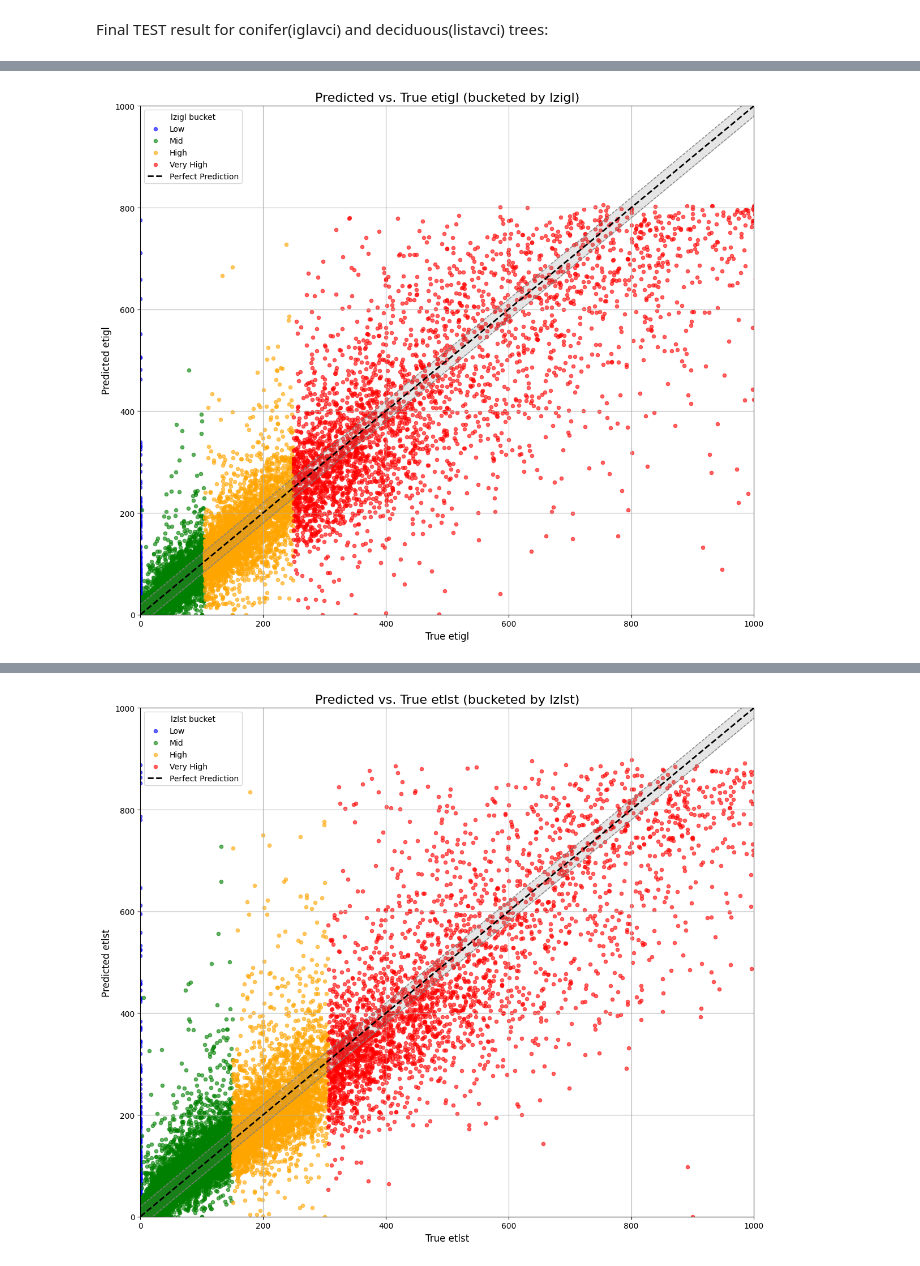
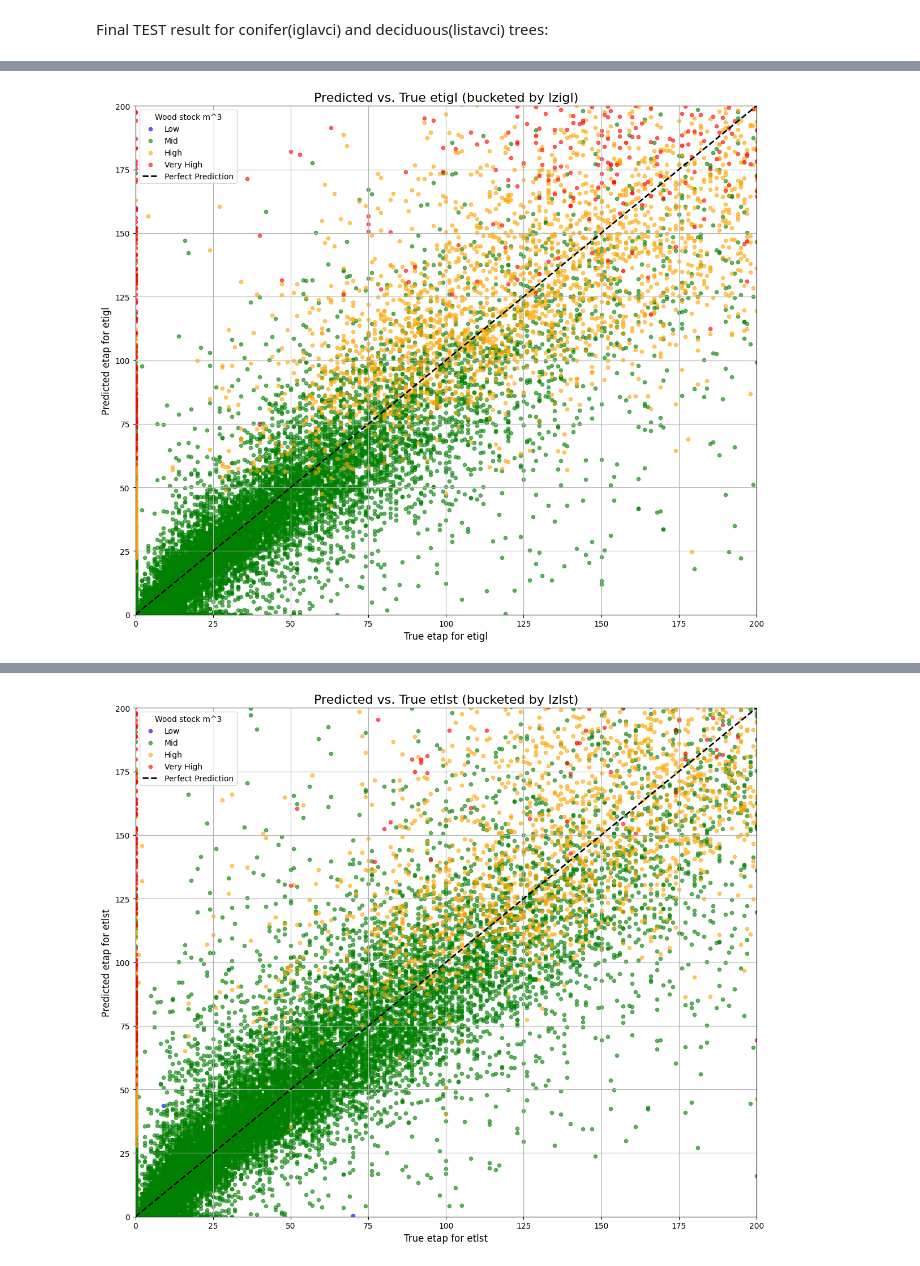
Before and after one commit to westarman/MLG-Project, a Jupyter notebook: models/graphSAGE/graphSAGE.ipynb, the cells around one changed output, grey strips where cells are left out. Cells and saved outputs as stored; diff of their text form; code cells hidden in the pictures.

Commit message:
major issue with graphSAGE plotting fixed, added density plotting

```diff
--- a/models/graphSAGE/graphSAGE.ipynb
+++ b/models/graphSAGE/graphSAGE.ipynb
@@ -289,7 +277,6 @@ regional_attr = pd.read_sql_query("SELECT * FROM odseki_attr", db)
 #NODE ATTRIBUTES:
 # 'povrsina_x', 'pompov', 't_ratio', 's_ratio', 'rfaza', 'sksmerni',
 # 'zasnova', 'sklep', 'pomzas', 'negovan', 'lzigl', 'lzlst'
-# (! - 't_ratio' and 's_ratio' are condensed)
 
 
 # access regional attributes
@@ -324,8 +311,8 @@ print(edge_index.min(), edge_index.max())  # should be in [0, num_nodes-1]
 # attributes with numeric values
 val_cols = ['povrsina_x', 'pompov', 'lzigl', 'lzlst', 'lzskdv11', 'lzskdv21', 'lzskdv30', 'lzskdv34', 'lzskdv39',
               'lzskdv41', 'lzskdv50', 'lzskdv60', 'lzskdv70', 'lzskdv80', 'lzskdv11_m','lzskdv21_m','lzskdv30_m','lzskdv34_m','lzskdv39_m',
-                 'lzskdv41_m','lzskdv50_m','lzskdv60_m','lzskdv70_m','lzskdv80_m']#,
-            #'nagib', 'nvod', 'nvdo', 'kamnit', 'skalnat']
+            'lzskdv41_m','lzskdv50_m','lzskdv60_m','lzskdv70_m','lzskdv80_m', 'nagib', 'nvod', 'nvdo', 'kamnit', 'skalnat']
+
 # forest composition (node attributes)
 lzskdv_cols = [
     c for c in val_cols
@@ -342,8 +329,7 @@ nodes_with_region[lzskdv_m_cols] /= 100.0
 value_attr = torch.tensor(nodes_with_region[val_cols].values, dtype=torch.float)
 
 # categorical string attributes
-cat_cols = ['rfaza', 'sksmerni', 'zasnova', 'sklep', 'negovan', 'pomzas']#,
-            #'katgozd', 'pozar', 'intgosp', 'kamnina', 'relief', 'ohranjen', 'polpokr', 'lega']
+cat_cols = ['rfaza', 'sksmerni', 'zasnova', 'sklep', 'negovan', 'pomzas', 'katgozd', 'pozar', 'intgosp', 'kamnina', 'relief', 'ohranjen', 'polpokr', 'lega']
 for col in ['zasnova', 'sklep', 'negovan',]: # idk why, but some are still strings or floats?
     nodes_with_region[col] = nodes_with_region[col].astype(int)
 categorical_attr = [torch.tensor(nodes_with_region[i].values, dtype=torch.long) for i in cat_cols]
@@ -361,7 +347,6 @@ data.zasnova = categorical_attr[2]   # (5)
 data.sklep = categorical_attr[3]     # (6)
 data.negovan = categorical_attr[4]   # (5)
 data.pomzas = categorical_attr[5]    # (5)
-"""
 data.katgozd = categorical_attr[6]   # (4)
 data.pozar = categorical_attr[7]     # (5)
 data.intgosp = categorical_attr[8]   # (6)
@@ -370,12 +355,10 @@ data.relief = categorical_attr[10]   # (9)
 data.ohranjen = categorical_attr[11] # (4)
 data.polpokr = categorical_attr[12]  # (4)
 data.lega = categorical_attr[13]     # (9)
-"""
-categories = [11,21,5,6,5,5]#,
-              #4,5,6,39,9,4,4,9] # number of categories are determined by the data provided from the DB
+
+categories = [11,21,5,6,5,5,4,5,6,39,9,4,4,9] # number of categories are determined by the data provided from the DB
 numeric_attr = len(val_cols)
-cat_list = [data.rfaza, data.sksmerni, data.zasnova, data.sklep, data.negovan, data.pomzas]#,
-            #data.katgozd, data.pozar, data.intgosp, data.kamnina, data.relief, data.ohranjen, data.polpokr, data.lega]
+cat_list = [data.rfaza, data.sksmerni, data.zasnova, data.sklep, data.negovan, data.pomzas, data.katgozd, data.pozar, data.intgosp, data.kamnina, data.relief, data.ohranjen, data.polpokr, data.lega]
 
 
 print(nodes_with_region.columns.tolist())
@@ -421,7 +412,7 @@ def build_optimizer(args, params):
 ### Datasplit
 # %%
 # Train/val/test per node split
-split_type = "revir"
+split_type = "random"
 
 if split_type == "random":
     num_nodes = data.num_nodes
@@ -803,10 +785,14 @@ Node 246652 (Test Sample 2):
 import numpy as np
 
 # --- Convert to numpy once ---
+pred_etigl = y_pred_test[:, 0].cpu().numpy()
 true_etigl = y_test[:, 0].cpu().numpy()
-pred_etigl = y_pred_test[:, 0].cpu().numpy()
+lzigl = data.numeric[test_idx, 2].cpu().numpy()
+
+pred_etlst = y_pred_test[:, 1].cpu().numpy()
 true_etlst = y_test[:, 1].cpu().numpy()
-pred_etlst = y_pred_test[:, 1].cpu().numpy()
+lzlst = data.numeric[test_idx, 3].cpu().numpy()
+
 
 # --- Define buckets ---
 def define_buckets(values):
@@ -821,28 +807,28 @@ def define_buckets(values):
     }
     return buckets, (q20, q80, q90)
 
-buckets_etigl, _ = define_buckets(true_etigl)
-buckets_etlst, _ = define_buckets(true_etlst)
+buckets_lzigl, _ = define_buckets(lzigl)
+buckets_lzlst, _ = define_buckets(lzlst)
 
-# --- Plot function (with ±20 band only) ---
-def plot_pred_vs_true(true, pred, buckets, target_name, bucket_name, xlim=(0,1000), ylim=(0,1000)):
+# --- Plot function (with ±X band only) ---
+def plot_pred_vs_true(true, pred, buckets, target_name, bucket_name, xlim=(0,200), ylim=(0,200)):
     colors = {"Low": "blue", "Mid": "green", "High": "orange", "Very High": "red"}
 
     plt.figure(figsize=(12, 10))
     for k, mask in buckets.items():
         plt.scatter(true[mask], pred[mask], label=k, color=colors[k], alpha=0.6, s=20)
 
-    # Perfect prediction line and ±20 band
+    # Perfect prediction line with ± band
     x_vals = np.linspace(xlim[0], xlim[1], 500)
     plt.plot(x_vals, x_vals, 'k--', lw=2, label='Perfect Prediction')
-    plt.plot(x_vals, x_vals + 20, color='gray', linestyle='--', lw=1)
-    plt.plot(x_vals, x_vals - 20, color='gray', linestyle='--', lw=1)
-    plt.fill_between(x_vals, x_vals - 20, x_vals + 20, color='gray', alpha=0.2)
+    #plt.plot(x_vals, x_vals + 20, color='gray', linestyle='--', lw=1)
+    #plt.plot(x_vals, x_vals - 20, color='gray', linestyle='--', lw=1)
+    #plt.fill_between(x_vals, x_vals - 20, x_vals + 20, color='gray', alpha=0.6)
 
     plt.title(f'Predicted vs. True {target_name} (bucketed by {bucket_name})', fontsize=16)
-    plt.xlabel(f'True {target_name}', fontsize=12)
-    plt.ylabel(f'Predicted {target_name}', fontsize=12)
-    plt.legend(title=f'{bucket_name} bucket')
+    plt.xlabel(f'True etap for {target_name}', fontsize=12)
+    plt.ylabel(f'Predicted etap for {target_name}', fontsize=12)
+    plt.legend(title=f'Wood stock m^3')
     plt.grid(True)
     plt.xlim(xlim)
     plt.ylim(ylim)
@@ -850,7 +836,7 @@ def plot_pred_vs_true(true, pred, buckets, target_name, bucket_name, xlim=(0,100
     plt.show()
 
 # --- Function to print % of points within a band, including range ---
-def print_within_band(true, pred, buckets, target_name, band):
+def print_within_band(true, pred, feature, buckets, target_name, band):
     def pct_within_band(true, pred, mask, band):
         if mask.sum() == 0:
             return float('nan')
@@ -859,25 +845,24 @@ def print_within_band(true, pred, buckets, target_name, band):
     print(f"\n% of {target_name} predictions within ±{band} per bucket:")
     for k, mask in buckets.items():
         pct = pct_within_band(true, pred, mask, band)
-        # compute bucket range
         if mask.sum() > 0:
-            bucket_min = true[mask].min()
-            bucket_max = true[mask].max()
+            bucket_min = feature[mask].min()
+            bucket_max = feature[mask].max()
         else:
             bucket_min = bucket_max = np.nan
-        print(f"{k:9s}[{bucket_min:.0f}, {bucket_max:.0f}]: {pct:6.2f}% | count = {mask.sum()}")
+        print(f"{k:9s}[{bucket_min:.2f}, {bucket_max:.2f}]: {pct:6.2f}% | count = {mask.sum()}")
 
 # --- Plot & print for etigl ---
-plot_pred_vs_true(true_etigl, pred_etigl, buckets_etigl, "etigl", "lzigl")
-print_within_band(true_etigl, pred_etigl, buckets_etigl, "etigl", 10)
-print_within_band(true_etigl, pred_etigl, buckets_etigl, "etigl", 25)
-print_within_band(true_etigl, pred_etigl, buckets_etigl, "etigl", 100)
+plot_pred_vs_true(true_etigl, pred_etigl, buckets_lzigl, "etigl", "lzigl")
+print_within_band(true_etigl, pred_etigl, lzigl, buckets_lzigl, "etigl", 10)
+print_within_band(true_etigl, pred_etigl, lzigl, buckets_lzigl, "etigl", 25)
+print_within_band(true_etigl, pred_etigl, lzigl, buckets_lzigl, "etigl", 100)
 
 # --- Plot & print for etlst ---
-plot_pred_vs_true(true_etlst, pred_etlst, buckets_etlst, "etlst", "lzlst")
-print_within_band(true_etlst, pred_etlst, buckets_etlst, "etlst", 10)
-print_within_band(true_etlst, pred_etlst, buckets_etlst, "etlst", 25)
-print_within_band(true_etlst, pred_etlst, buckets_etlst, "etlst", 100)
+plot_pred_vs_true(true_etlst, pred_etlst, buckets_lzlst, "etlst", "lzlst")
+print_within_band(true_etlst, pred_etlst, lzlst, buckets_lzlst, "etlst", 10)
+print_within_band(true_etlst, pred_etlst, lzlst, buckets_lzlst, "etlst", 25)
+print_within_band(true_etlst, pred_etlst, lzlst, buckets_lzlst, "etlst", 100)
 # %% [output]
-[figure, old version]
+[figure, new version]
 % of etigl predictions within ±10 per bucket:
@@ -900,2 +885,2 @@ Very High[250, 5554]:  52.25% | count = 3493
-[figure, old version]
+[figure, new version]
 % of etlst predictions within ±10 per bucket:
```
Also changed, not shown: parts of 11 cells of this notebook.
